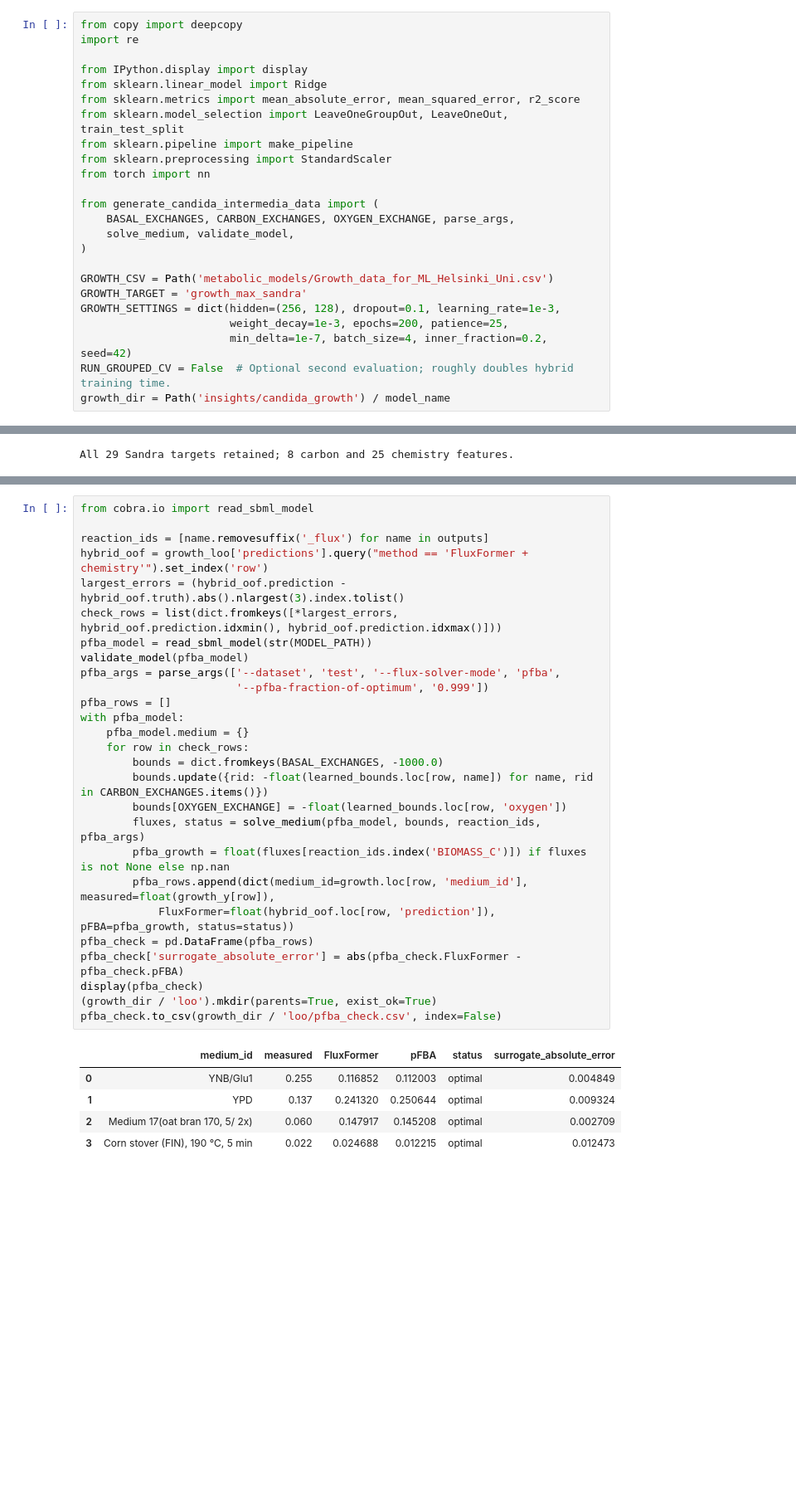
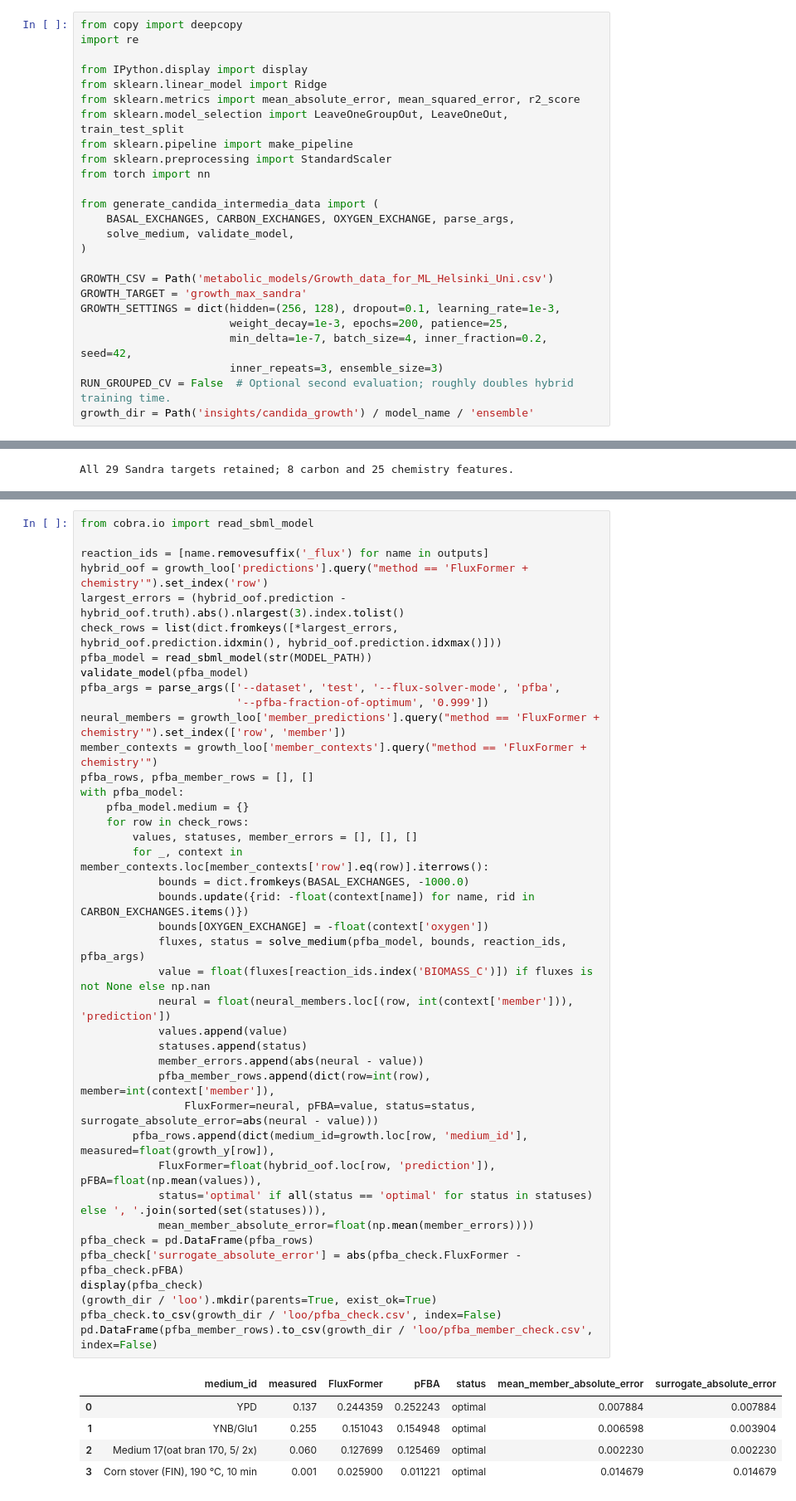
Before and after one commit to ruokokoski/metabolic-NN, a Jupyter notebook: candida_intermedia_model_testing.ipynb, the cells around one changed output, grey strips where cells are left out. Shown at 83% size. Drawn from its saved outputs; the diff is of its cells as text; blank space fills up the shorter version.

```diff
--- a/candida_intermedia_model_testing.ipynb
+++ b/candida_intermedia_model_testing.ipynb
@@ -319,9 +319,10 @@ GROWTH_CSV = Path('metabolic_models/Growth_data_for_ML_Helsinki_Uni.csv')
 GROWTH_TARGET = 'growth_max_sandra'
 GROWTH_SETTINGS = dict(hidden=(256, 128), dropout=0.1, learning_rate=1e-3,
                        weight_decay=1e-3, epochs=200, patience=25,
-                       min_delta=1e-7, batch_size=4, inner_fraction=0.2, seed=42)
+                       min_delta=1e-7, batch_size=4, inner_fraction=0.2, seed=42,
+                       inner_repeats=3, ensemble_size=3)
 RUN_GROUPED_CV = False  # Optional second evaluation; roughly doubles hybrid training time.
-growth_dir = Path('insights/candida_growth') / model_name
+growth_dir = Path('insights/candida_growth') / model_name / 'ensemble'
 # %% [markdown]
 ### Experimental data
 
@@ -661,36 +708,49 @@ Check up to five held-out conditions, including the largest experimental errors
 # %%
 from cobra.io import read_sbml_model
 
 reaction_ids = [name.removesuffix('_flux') for name in outputs]
 hybrid_oof = growth_loo['predictions'].query("method == 'FluxFormer + chemistry'").set_index('row')
 largest_errors = (hybrid_oof.prediction - hybrid_oof.truth).abs().nlargest(3).index.tolist()
 check_rows = list(dict.fromkeys([*largest_errors, hybrid_oof.prediction.idxmin(), hybrid_oof.prediction.idxmax()]))
 pfba_model = read_sbml_model(str(MODEL_PATH))
 validate_model(pfba_model)
 pfba_args = parse_args(['--dataset', 'test', '--flux-solver-mode', 'pfba',
                         '--pfba-fraction-of-optimum', '0.999'])
-pfba_rows = []
+neural_members = growth_loo['member_predictions'].query("method == 'FluxFormer + chemistry'").set_index(['row', 'member'])
+member_contexts = growth_loo['member_contexts'].query("method == 'FluxFormer + chemistry'")
+pfba_rows, pfba_member_rows = [], []
 with pfba_model:
     pfba_model.medium = {}
     for row in check_rows:
-        bounds = dict.fromkeys(BASAL_EXCHANGES, -1000.0)
-        bounds.update({rid: -float(learned_bounds.loc[row, name]) for name, rid in CARBON_EXCHANGES.items()})
-        bounds[OXYGEN_EXCHANGE] = -float(learned_bounds.loc[row, 'oxygen'])
-        fluxes, status = solve_medium(pfba_model, bounds, reaction_ids, pfba_args)
-        pfba_growth = float(fluxes[reaction_ids.index('BIOMASS_C')]) if fluxes is not None else np.nan
+        values, statuses, member_errors = [], [], []
+        for _, context in member_contexts.loc[member_contexts['row'].eq(row)].iterrows():
+            bounds = dict.fromkeys(BASAL_EXCHANGES, -1000.0)
+            bounds.update({rid: -float(context[name]) for name, rid in CARBON_EXCHANGES.items()})
+            bounds[OXYGEN_EXCHANGE] = -float(context['oxygen'])
+            fluxes, status = solve_medium(pfba_model, bounds, reaction_ids, pfba_args)
+            value = float(fluxes[reaction_ids.index('BIOMASS_C')]) if fluxes is not None else np.nan
+            neural = float(neural_members.loc[(row, int(context['member'])), 'prediction'])
+            values.append(value)
+            statuses.append(status)
+            member_errors.append(abs(neural - value))
+            pfba_member_rows.append(dict(row=int(row), member=int(context['member']),
+                FluxFormer=neural, pFBA=value, status=status, surrogate_absolute_error=abs(neural - value)))
         pfba_rows.append(dict(medium_id=growth.loc[row, 'medium_id'], measured=float(growth_y[row]),
-            FluxFormer=float(hybrid_oof.loc[row, 'prediction']), pFBA=pfba_growth, status=status))
+            FluxFormer=float(hybrid_oof.loc[row, 'prediction']), pFBA=float(np.mean(values)),
+            status='optimal' if all(status == 'optimal' for status in statuses) else ', '.join(sorted(set(statuses))),
+            mean_member_absolute_error=float(np.mean(member_errors))))
 pfba_check = pd.DataFrame(pfba_rows)
 pfba_check['surrogate_absolute_error'] = abs(pfba_check.FluxFormer - pfba_check.pFBA)
 display(pfba_check)
 (growth_dir / 'loo').mkdir(parents=True, exist_ok=True)
 pfba_check.to_csv(growth_dir / 'loo/pfba_check.csv', index=False)
+pd.DataFrame(pfba_member_rows).to_csv(growth_dir / 'loo/pfba_member_check.csv', index=False)
 # %% [output]
-|  | medium_id | measured | FluxFormer | pFBA | status | surrogate_absolute_error |
-| 0 | YNB/Glu1 | 0.255 | 0.116852 | 0.112003 | optimal | 0.004849 |
-| 1 | YPD | 0.137 | 0.241320 | 0.250644 | optimal | 0.009324 |
-| 2 | Medium 17(oat bran 170, 5/ 2x) | 0.060 | 0.147917 | 0.145208 | optimal | 0.002709 |
-| 3 | Corn stover (FIN), 190 °C, 5 min | 0.022 | 0.024688 | 0.012215 | optimal | 0.012473 |
+|  | medium_id | measured | FluxFormer | pFBA | status | mean_member_absolute_error | surrogate_absolute_error |
+| 0 | YPD | 0.137 | 0.244359 | 0.252243 | optimal | 0.007884 | 0.007884 |
+| 1 | YNB/Glu1 | 0.255 | 0.151043 | 0.154948 | optimal | 0.006598 | 0.003904 |
+| 2 | Medium 17(oat bran 170, 5/ 2x) | 0.060 | 0.127699 | 0.125469 | optimal | 0.002230 | 0.002230 |
+| 3 | Corn stover (FIN), 190 °C, 10 min | 0.001 | 0.025900 | 0.011221 | optimal | 0.014679 | 0.014679 |
 # %% [markdown]
 ### Optional: hold out related media together
 
```
Also changed, not shown: parts of 11 cells of this notebook, 18 other files.
